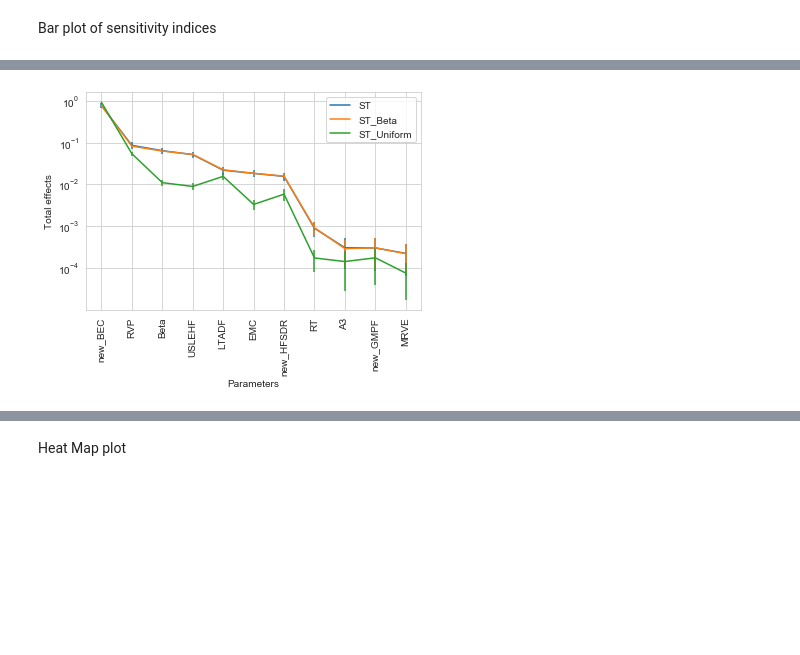
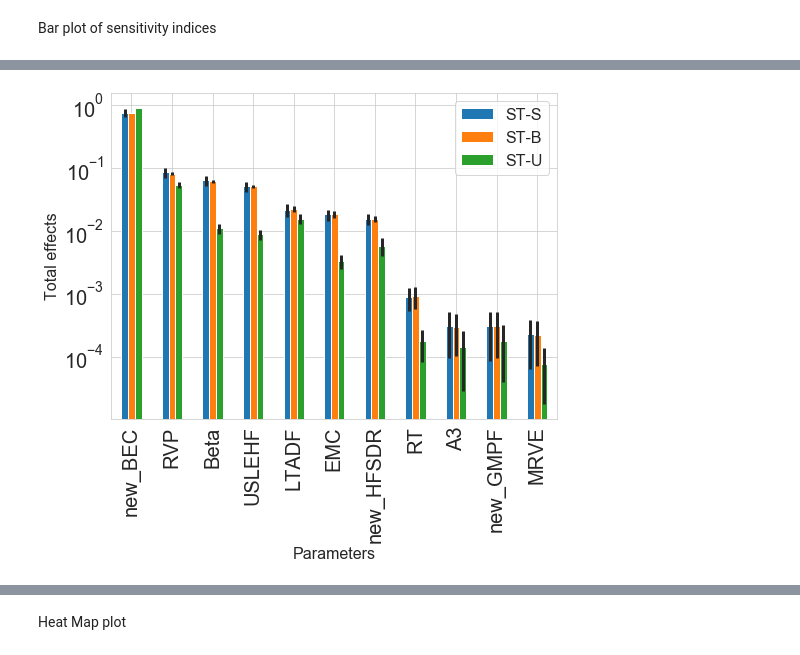
Before and after one commit to QianWanghhu/factor_fixing, a Jupyter notebook: qian_dev/visualization.ipynb, the cells around one changed output, grey strips where cells are left out. Cells and saved outputs as stored; diff of their text form; code cells hidden in the pictures; blank space fills up the shorter version.

```diff
--- a/qian_dev/visualization.ipynb
+++ b/qian_dev/visualization.ipynb
@@ -70,26 +68,27 @@ ax.legend(handles=[SPL, PCE_Beta], fontsize=8, loc=9)
 # %%
 # plot sensitivity for PCE with 11 parameters of Beta, Uniform dists
 filepath = '../output/paper/'
 df_plot = pd.read_csv(f'{filepath}sa_fig2_0812.csv', index_col= 'Unnamed: 0')
 cols = df_plot.columns
 legend = ['ST', 'ST_Beta', 'ST_Uniform']
 legend_low = [lab+'_conf_lower' for lab in legend]
 legend_up = [lab+'_conf_upper' for lab in legend]
 for lab in legend:
     df_plot.loc[:, f'{lab}_conf_lower'] = df_plot.loc[:, lab] - df_plot.loc[:, f'{lab}_conf_lower']
     df_plot.loc[:, f'{lab}_conf_upper'] = df_plot.loc[:, f'{lab}_conf_upper'] - df_plot.loc[:, lab]
 
 
 sns.set_style('whitegrid')
-ax = df_plot.plot(x='short_name', y=legend, kind='line',
+ax = df_plot.plot(x='short_name', y=legend, kind='bar', figsize=(8,6),
                 yerr=df_plot.loc[:, [*legend_low, *legend_up]].T.values,
                 legend=True, logy=True, xticks=np.arange(df_plot.shape[0]))
-ax.set_ylabel('Total effects', fontsize=10);
-ax.set_xlabel('Parameters', fontsize=10);
+ax.set_ylabel('Total effects', fontsize=16);
+ax.set_xlabel('Parameters', fontsize=16);
 ax.set_xticklabels(df_plot.short_name.values, rotation=90);
+ax.legend(['ST-S', 'ST-B', 'ST-U'])
 plt.savefig(f'{filepath}figure/sentivity_fig2-2log-line.png', format='png', dpi=300, bbox_inches='tight')
 # %% [output]
-[figure, old version]
+[figure, new version]
 # %%
 df_plot
 # %% [output]
```
Also changed, not shown: parts of 10 cells of this notebook.
